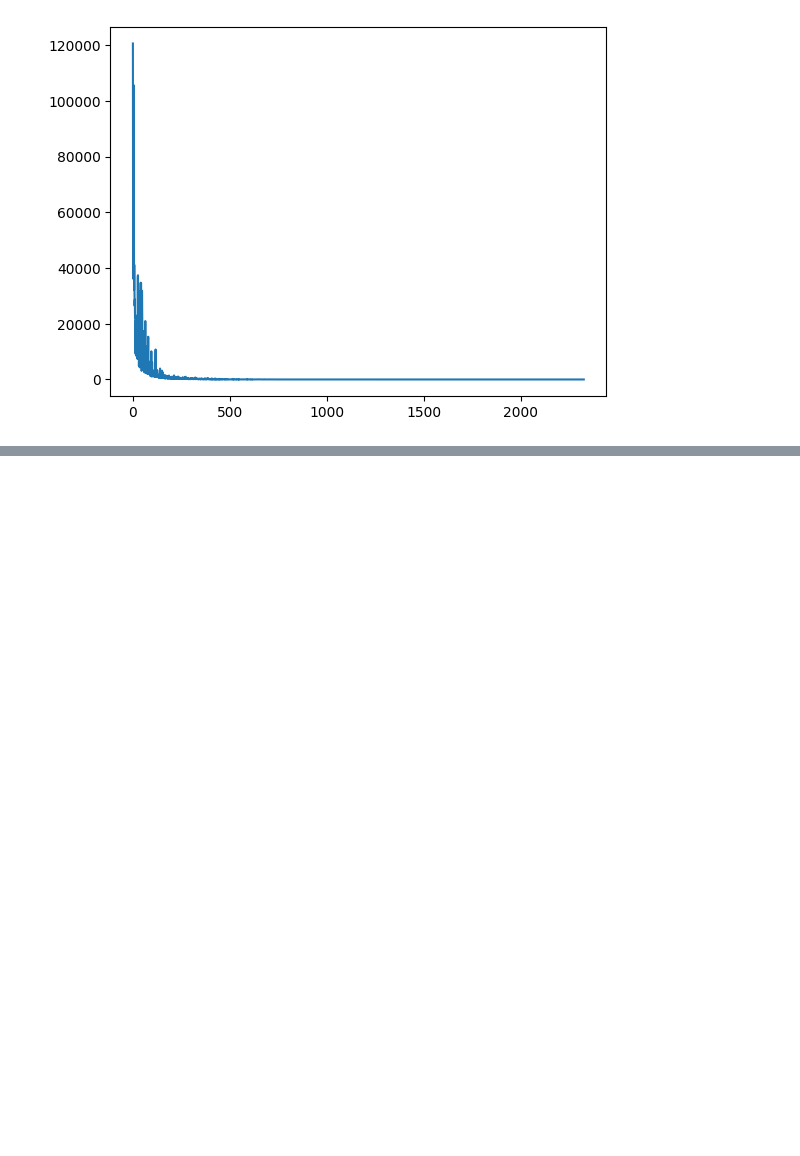
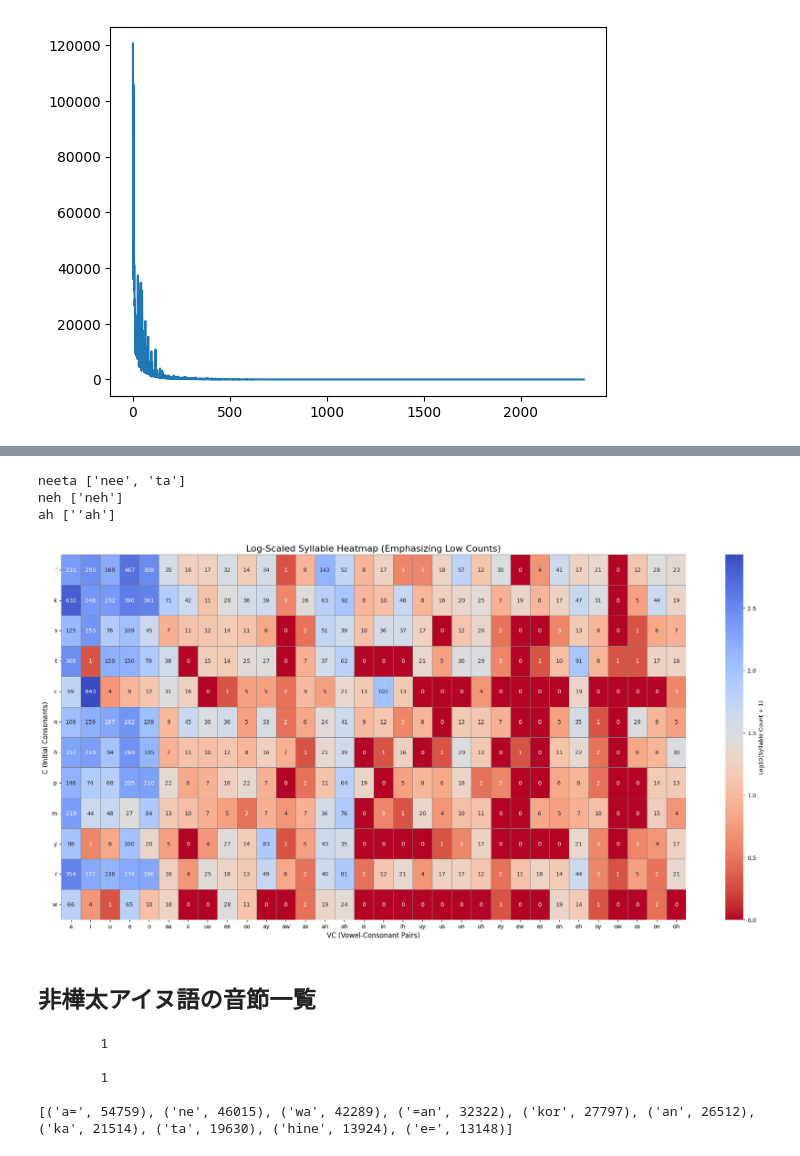
Before and after one commit to mkpoli/ainu-corpora-process, a Jupyter notebook: corpus/analysis/syllables.ipynb, the cells around one changed output, grey strips where cells are left out. Drawn from its saved outputs; the diff is of its cells as text; code cells hidden in the pictures; blank space fills up the shorter version.

Commit message:
feat: add sakhalin and non-sakhalin syllable count

```diff
--- a/corpus/analysis/syllables.ipynb
+++ b/corpus/analysis/syllables.ipynb
@@ -84,0 +131,29 @@ plt.show()
+# %%
+import ainconv
+vowels = {"a", "i", "u", "e", "o"}
+def split_sakhalin_words(word: str) -> list[str]:
+    separated = ainconv.separate(word.lower().replace("=", ""))
+
+    result = []
+    for part in separated:
+        if (
+            result
+            and part in vowels
+            and len(result[-1]) > 0
+            and result[-1][-1] == part
+        ):
+            result[-1] += part
+        else:
+            result.append(part)
+
+    result = [result if result[0] not in vowels else "’" + result for result in result if result]
+    result = [result[:-1] + 'n' if result[-1] == 'm' else result for result in result]
+    return result
+
+
+for word in ["neeta", "neh", "ah"]:
+    print(word, split_sakhalin_words(word))
+# %% [output]
+neeta ['nee', 'ta']
+neh ['neh']
+ah ['’ah']
@@ -84,0 +232,28 @@ plt.show()
+# %%
+import numpy as np
+import seaborn as sns
+import matplotlib.pyplot as plt
+
+log_df = np.log10(df + 1)
+
+plt.figure(figsize=(20, 10))
+sns.heatmap(
+    log_df,
+    annot=df,
+    fmt="d",
+    cmap="coolwarm_r",
+    linewidths=0.5,
+    linecolor="gray",
+    cbar_kws={"label": "Log10(Syllable Count + 1)"},
+)
+
+plt.title("Log-Scaled Syllable Heatmap (Emphasizing Low Counts)", fontsize=16)
+plt.xlabel("VC (Vowel-Consonant Pairs)", fontsize=12)
+plt.ylabel("C (Initial Consonants)", fontsize=12)
+
+plt.yticks(rotation=0)
+
+plt.tight_layout()
+plt.show()
+# %% [output]
+[figure, added]
@@ -84,0 +264,23 @@ plt.show()
+# %% [markdown]
+## 非樺太アイヌ語の音節一覧
+# %%
+from pathlib import Path
+words_non_sakhalin: dict[str, int] = defaultdict(int)
+for path in Path("../../corpus/output/words_by_book").glob("*.tsv"):
+    if path.name in SAKHALIN_BOOKS:
+        continue
+    with open(path) as f:
+        for line in f:
+            try:
+                word, freq = line.strip().split("\t")
+                words_non_sakhalin[word] += int(freq)
+            except ValueError:
+                print(line)
+
+print(sorted(words_non_sakhalin.items(), key=lambda x: x[1], reverse=True)[:10])
+# %% [output]
+        1
+
+        1
+
+[('a=', 54759), ('ne', 46015), ('wa', 42289), ('=an', 32322), ('kor', 27797), ('an', 26512), ('ka', 21514), ('ta', 19630), ('hine', 13924), ('e=', 13148)]
```
Also changed, not shown: parts of 7 cells of this notebook.
